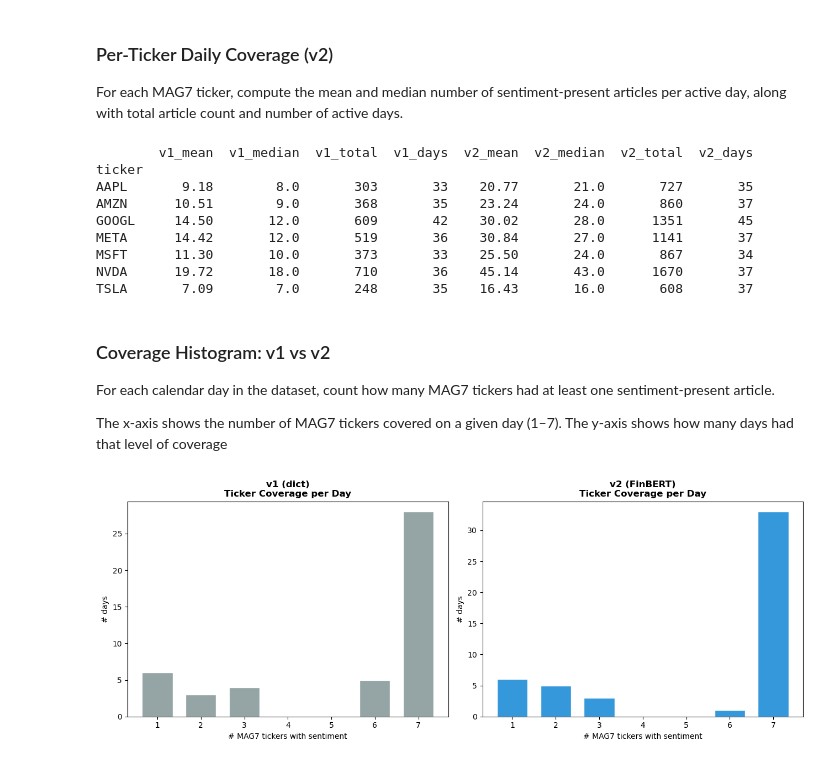
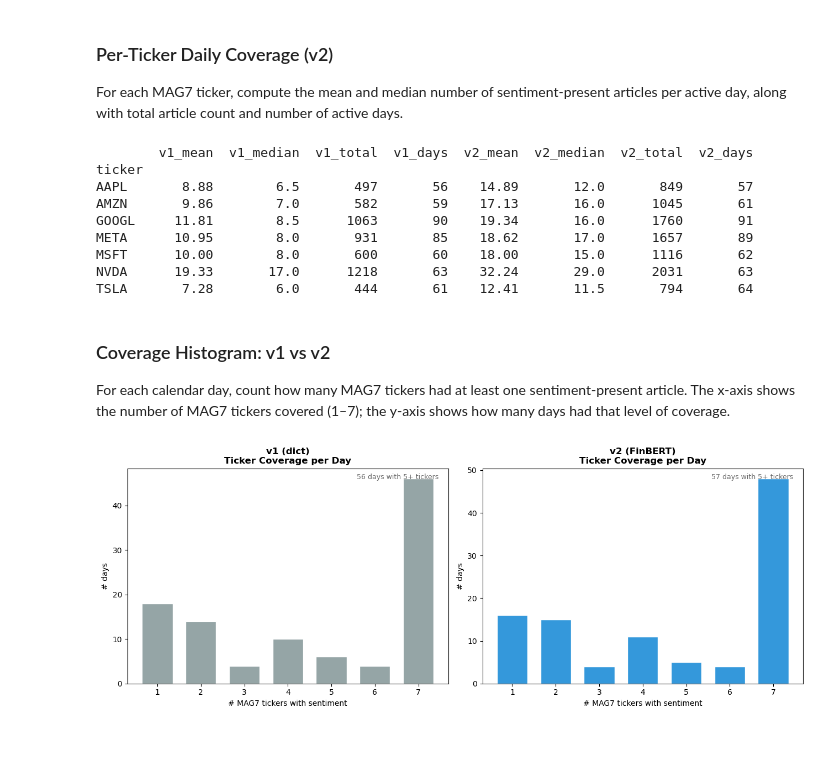
Before and after one commit to Trevor5008/market-sentiment-analysis, a Jupyter notebook: analysis/measurement/sentiment_validation_v2.ipynb, the cells around one changed output. Drawn from its saved outputs; the diff is of its cells as text; code cells hidden in the pictures.

```diff
--- a/analysis/measurement/sentiment_validation_v2.ipynb
+++ b/analysis/measurement/sentiment_validation_v2.ipynb
@@ -40,23 +38,12 @@ Compare the fraction of articles flagged as sentiment-present under each instrum
 # %%
 MAG7 = ['AAPL', 'MSFT', 'GOOGL', 'AMZN', 'NVDA', 'META', 'TSLA']
 
-# v1: dictionary proxy — mirrors original 44% coverage
-# NOTE: original file overwritten by FinBERT pipeline; baseline from test_finbert_sample.py output
-v1 = df.copy()
-v1["sentiment_present"] = v1["sentiment_label"] != "neutral"
+sample = df.sample(n=min(1000, len(df)), random_state=42)
 
-# v2: FinBERT — every article has a score, no hard neutral filter
-v2 = df.copy()
-v2["sentiment_present"] = True
+label_counts = sample["sentiment_label"].value_counts()
+label_pct = sample["sentiment_label"].value_counts(normalize=True).mul(100).round(1)
 
-v1_mag7 = v1[v1["ticker"].isin(MAG7)].copy()
-v2_mag7 = v2[v2["ticker"].isin(MAG7)].copy()
-
-# Documented baselines from mag7_data_flow_analysis.md + test output
-V1_SENTIMENT_RATE = 0.44
-V1_DAILY_PAIRS    = 462
-V1_DAYS_5PLUS     = 55
-
-print(f"v1 sentiment rate: {v1['sentiment_present'].mean():.1%}")
-print(f"v2 sentiment rate: {v2['sentiment_present'].mean():.1%}")
+print(f"Label distribution (n={len(sample):,} sample):")
+for label in label_counts.index:
+    print(f"  {label:<10} {label_counts[label]:>5}  ({label_pct[label]:.1f}%)")
 # %% [output]
@@ -79,0 +58,19 @@ Neutrality rate               56.0%          0.0%
+# %%
+# v1: label-based — sentiment_present when not neutral
+v1 = df.copy()
+v1["sentiment_present"] = v1["sentiment_label"] != "neutral"
+
+# v2: score-based — sentiment_present when |score| > 0.05
+v2 = df.copy()
+v2["sentiment_present"] = v2["sentiment_score"].abs() > 0.05
+
+v1_mag7 = v1[v1["ticker"].isin(MAG7)].copy()
+v2_mag7 = v2[v2["ticker"].isin(MAG7)].copy()
+
+# Documented v1 baseline from mag7_data_flow_analysis.md
+V1_SENTIMENT_RATE = 0.44
+V1_DAILY_PAIRS    = 462
+V1_DAYS_5PLUS     = 55
+
+print(f"v1 sentiment rate (label-based): {v1['sentiment_present'].mean():.1%}")
+print(f"v2 sentiment rate (score-based): {v2['sentiment_present'].mean():.1%}")
@@ -137,50 +132,54 @@ def daily_coverage(df_in, label):
     filtered = df_in[df_in["sentiment_present"]].copy()
     filtered["date_only"] = filtered["seendate"].dt.normalize()
     coverage = filtered.groupby(["ticker", "date_only"]).size().reset_index(name="count")
-    return coverage.groupby("ticker")["count"].agg(mean="mean", median="median",
-                                                    total="sum", days="count").round(2).add_prefix(f"{label}_")
+    return (
+        coverage.groupby("ticker")["count"]
+        .agg(mean="mean", median="median", total="sum", days="count")
+        .round(2)
+        .add_prefix(f"{label}_")
+    )
 
 cov = daily_coverage(v1_mag7, "v1").join(daily_coverage(v2_mag7, "v2"))
 print(cov.to_string())
 # %% [output]
         v1_mean  v1_median  v1_total  v1_days  v2_mean  v2_median  v2_total  v2_days
 ticker
-AAPL       9.18        8.0       303       33    20.77       21.0       727       35
-AMZN      10.51        9.0       368       35    23.24       24.0       860       37
-GOOGL     14.50       12.0       609       42    30.02       28.0      1351       45
-META      14.42       12.0       519       36    30.84       27.0      1141       37
-MSFT      11.30       10.0       373       33    25.50       24.0       867       34
-NVDA      19.72       18.0       710       36    45.14       43.0      1670       37
-TSLA       7.09        7.0       248       35    16.43       16.0       608       37
+AAPL       8.88        6.5       497       56    14.89       12.0       849       57
+AMZN       9.86        7.0       582       59    17.13       16.0      1045       61
+GOOGL     11.81        8.5      1063       90    19.34       16.0      1760       91
+META      10.95        8.0       931       85    18.62       17.0      1657       89
+MSFT      10.00        8.0       600       60    18.00       15.0      1116       62
+NVDA      19.33       17.0      1218       63    32.24       29.0      2031       63
+TSLA       7.28        6.0       444       61    12.41       11.5       794       64
 # %% [markdown]
 ### Coverage Histogram: v1 vs v2
 
-For each calendar day in the dataset, count how many MAG7 tickers had at least one sentiment-present article.
-
-The x-axis shows the number of MAG7 tickers covered on a given day (1–7). The y-axis shows how many days had that level of coverage
+For each calendar day, count how many MAG7 tickers had at least one sentiment-present article. The x-axis shows the number of MAG7 tickers covered (1–7); the y-axis shows how many days had that level of coverage.
 # %%
 def daily_ticker_counts(df_in):
     filtered = df_in[df_in["sentiment_present"] & df_in["ticker"].isin(MAG7)].copy()
     filtered["date_only"] = filtered["seendate"].dt.normalize()
     return filtered.groupby("date_only")["ticker"].nunique()
 
 tc_v1 = daily_ticker_counts(v1)
 tc_v2 = daily_ticker_counts(v2)
 
 fig, axes = plt.subplots(1, 2, figsize=(13, 5), sharey=False)
 for ax, tc, label, color in [
     (axes[0], tc_v1, "v1 (dict)", "#95a5a6"),
     (axes[1], tc_v2, "v2 (FinBERT)", "#3498db")]:
 
     counts = tc.value_counts().sort_index()
     ax.bar(counts.index, counts.values, color=color, edgecolor="white", width=0.7)
     ax.set_title(f"{label}\nTicker Coverage per Day", fontweight="bold")
     ax.set_xlabel("# MAG7 tickers with sentiment")
     ax.set_ylabel("# days")
     ax.set_xticks(range(1, 8))
     days_5plus = int((tc >= 5).sum())
+    ax.annotate(f"{days_5plus} days with 5+ tickers", xy=(0.97, 0.95),
+                xycoords="axes fraction", ha="right", fontsize=9, color="dimgray")
 
 plt.tight_layout()
 plt.show()
 # %% [output]
-[figure, old version]
+[figure, new version]
```
Also changed, not shown: parts of 8 cells of this notebook.
